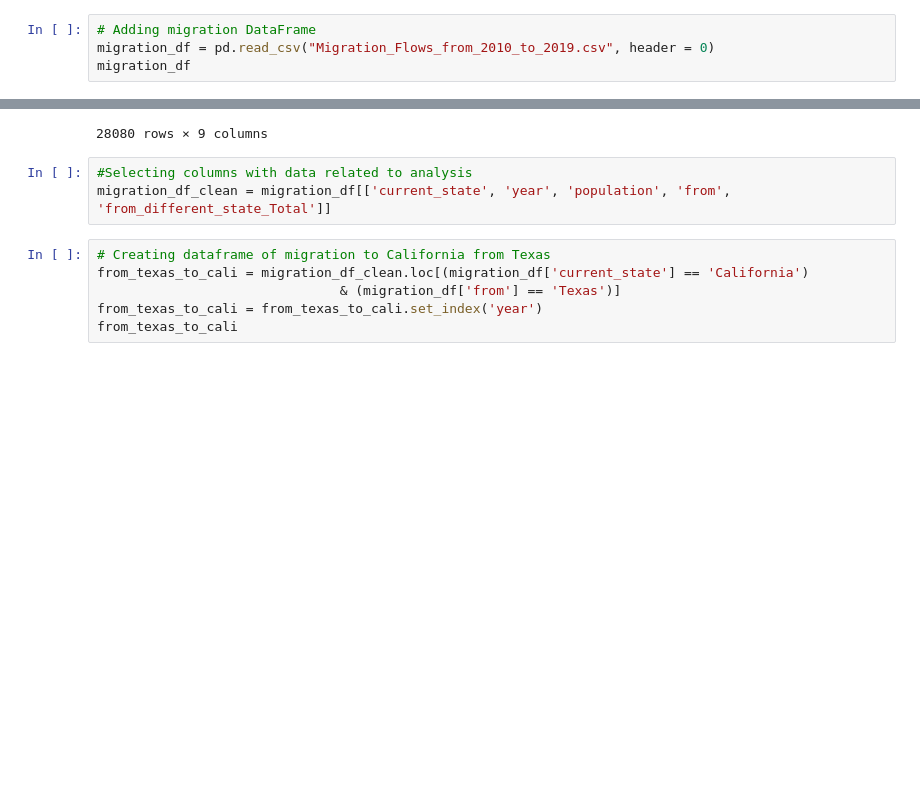
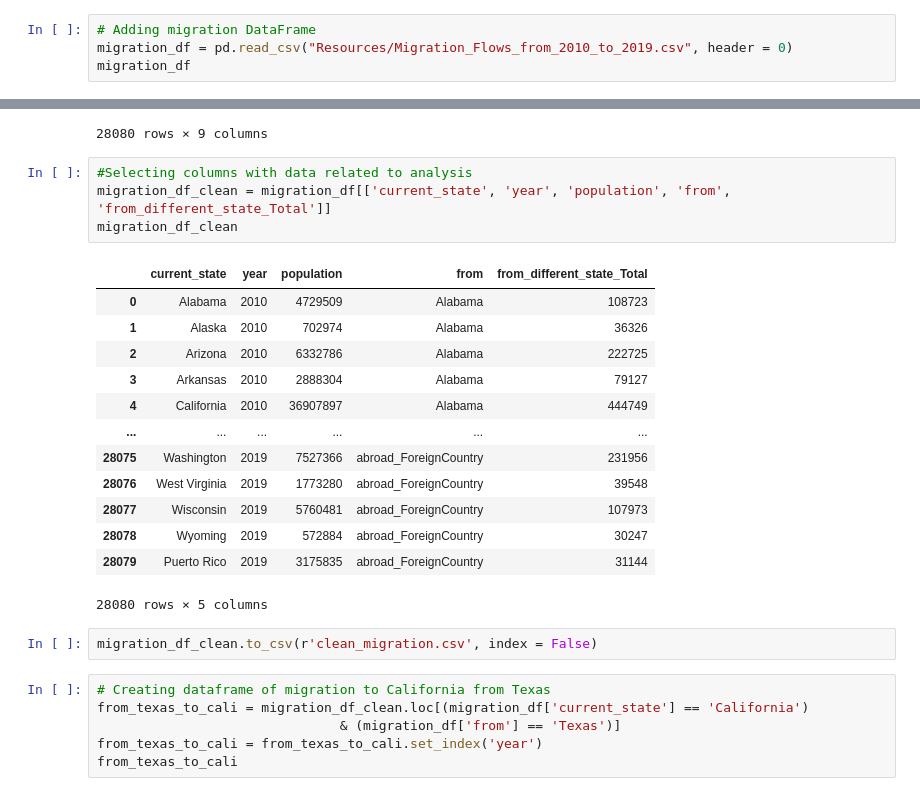
Before and after one commit to sarmstrong9/Group_Project_Real_Estate, a Jupyter notebook: cleaning_data.ipynb, the cells around one changed output, grey strips where cells are left out. Cells and saved outputs as stored; diff of their text form; blank space fills up the shorter version.

Commit message:
exported jadons clean csv files. Created new modified csv files for ml. attempted a merge and join of the two dataframes.

```diff
--- a/cleaning_data.ipynb
+++ b/cleaning_data.ipynb
@@ -178,7 +180,7 @@ homes_sold                    int64
 dtype: object
 # %%
 # Adding migration DataFrame
-migration_df = pd.read_csv("Migration_Flows_from_2010_to_2019.csv", header = 0)
+migration_df = pd.read_csv("Resources/Migration_Flows_from_2010_to_2019.csv", header = 0)
 migration_df
 # %% [output]
 |  | current_state | year | population | same_house | same_state | from_different_state_Total | abroad_Total | ... |
@@ -197,6 +199,23 @@ migration_df
 # %%
 #Selecting columns with data related to analysis
 migration_df_clean = migration_df[['current_state', 'year', 'population', 'from', 'from_different_state_Total']]
+migration_df_clean
+# %% [output]
+|  | current_state | year | population | from | from_different_state_Total |
+| 0 | Alabama | 2010 | 4729509 | Alabama | 108723 |
+| 1 | Alaska | 2010 | 702974 | Alabama | 36326 |
+| 2 | Arizona | 2010 | 6332786 | Alabama | 222725 |
+| 3 | Arkansas | 2010 | 2888304 | Alabama | 79127 |
+| 4 | California | 2010 | 36907897 | Alabama | 444749 |
+| ... | ... | ... | ... | ... | ... |
+| 28075 | Washington | 2019 | 7527366 | abroad_ForeignCountry | 231956 |
+| 28076 | West Virginia | 2019 | 1773280 | abroad_ForeignCountry | 39548 |
+| 28077 | Wisconsin | 2019 | 5760481 | abroad_ForeignCountry | 107973 |
+| 28078 | Wyoming | 2019 | 572884 | abroad_ForeignCountry | 30247 |
+| 28079 | Puerto Rico | 2019 | 3175835 | abroad_ForeignCountry | 31144 |
+28080 rows × 5 columns
+# %%
+migration_df_clean.to_csv(r'clean_migration.csv', index = False)
 # %%
 # Creating dataframe of migration to California from Texas
 from_texas_to_cali = migration_df_clean.loc[(migration_df['current_state'] == 'California')
```
Also changed, not shown: parts of 3 cells of this notebook, 6 other files.
